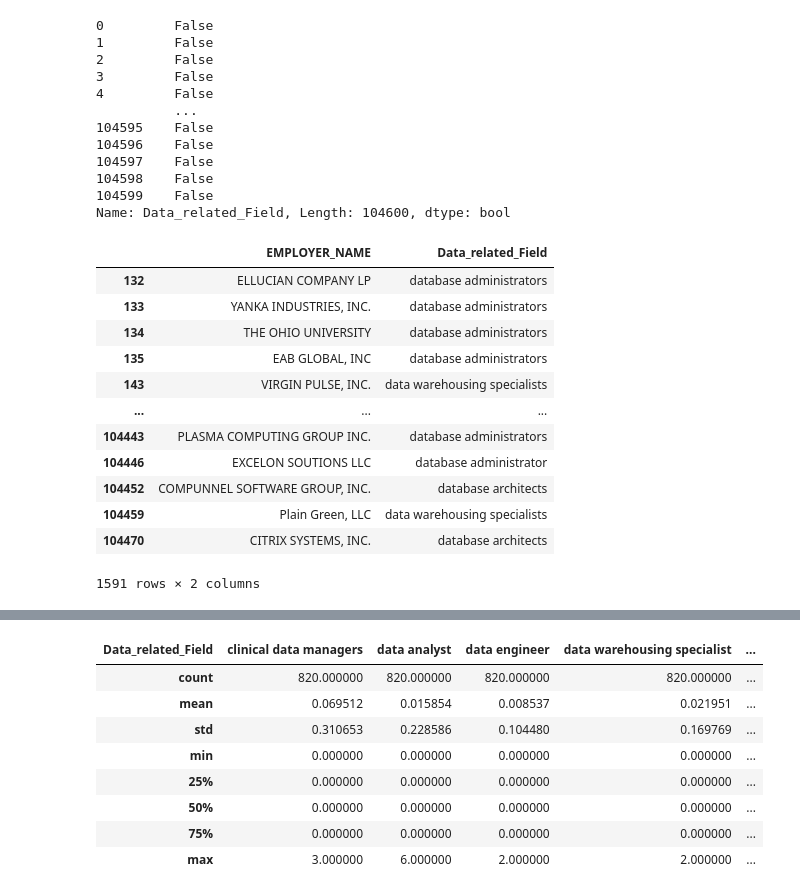
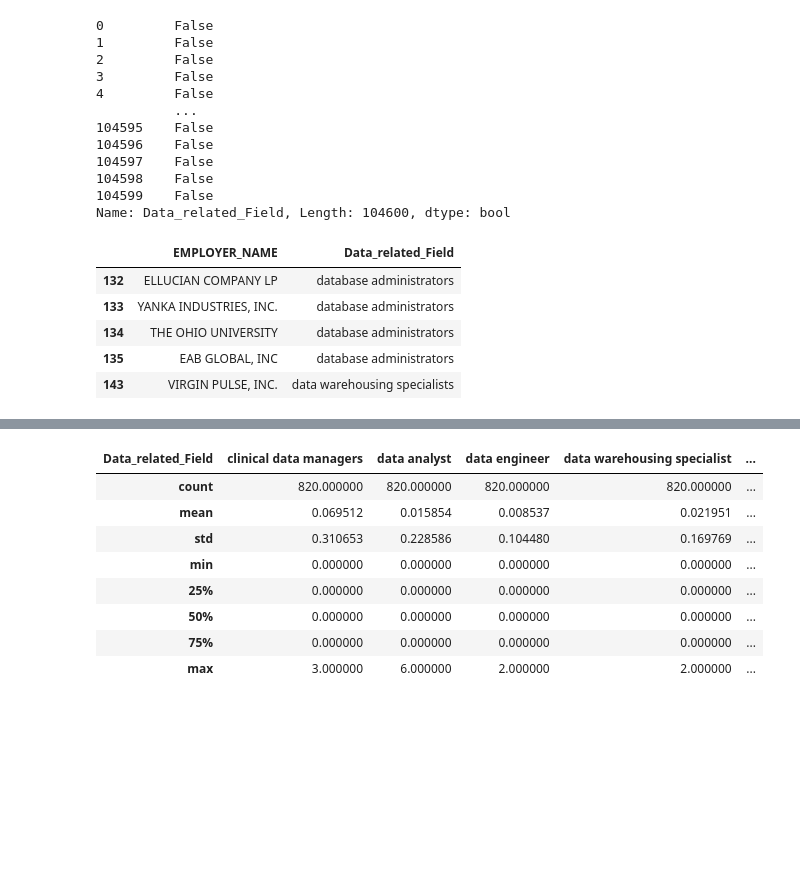
Before and after one commit to cindydao95/Exploration-Data-Analysis-on-US-Immigrants-PERM-Applications-Quarter-4-2022, a Jupyter notebook: src/notebook/perm-data-analytics.ipynb, the cells around one changed output, grey strips where cells are left out. Saved outputs shown, nothing was run; the diff lists cells and outputs as text; code cells hidden in the pictures; blank space fills up the shorter version.

```diff
--- a/src/notebook/perm-data-analytics.ipynb
+++ b/src/notebook/perm-data-analytics.ipynb
@@ -229,22 +233,16 @@ df1.Data_related_Field.isin(data_jobs)
 Name: Data_related_Field, Length: 104600, dtype: bool
 # %%
 subset = df1.loc[df1.Data_related_Field.isin(data_jobs),["EMPLOYER_NAME","Data_related_Field"]]
-# %%
-subset
-# %% [output]
-|  | EMPLOYER_NAME | Data_related_Field |
-| 132 | ELLUCIAN COMPANY LP | database administrators |
-| 133 | YANKA INDUSTRIES, INC. | database administrators |
-| 134 | THE OHIO UNIVERSITY | database administrators |
-| 135 | EAB GLOBAL, INC | database administrators |
-| 143 | VIRGIN PULSE, INC. | data warehousing specialists |
-| ... | ... | ... |
-| 104443 | PLASMA COMPUTING GROUP INC. | database administrators |
-| 104446 | EXCELON SOUTIONS LLC | database administrator |
-| 104452 | COMPUNNEL SOFTWARE GROUP, INC. | database architects |
-| 104459 | Plain Green, LLC | data warehousing specialists |
-| 104470 | CITRIX SYSTEMS, INC. | database architects |
-1591 rows × 2 columns
+# %%
+#Show the first 5 rows
+subset.head()
+# %% [output]
+|  | EMPLOYER_NAME | Data_related_Field |
+| 132 | ELLUCIAN COMPANY LP | database administrators |
+| 133 | YANKA INDUSTRIES, INC. | database administrators |
+| 134 | THE OHIO UNIVERSITY | database administrators |
+| 135 | EAB GLOBAL, INC | database administrators |
+| 143 | VIRGIN PULSE, INC. | data warehousing specialists |
 # %%
 cross_df = pd.crosstab(index = subset["EMPLOYER_NAME"],columns=subset["Data_related_Field"])
 # %%
```
Also changed, not shown: parts of 18 cells of this notebook.
